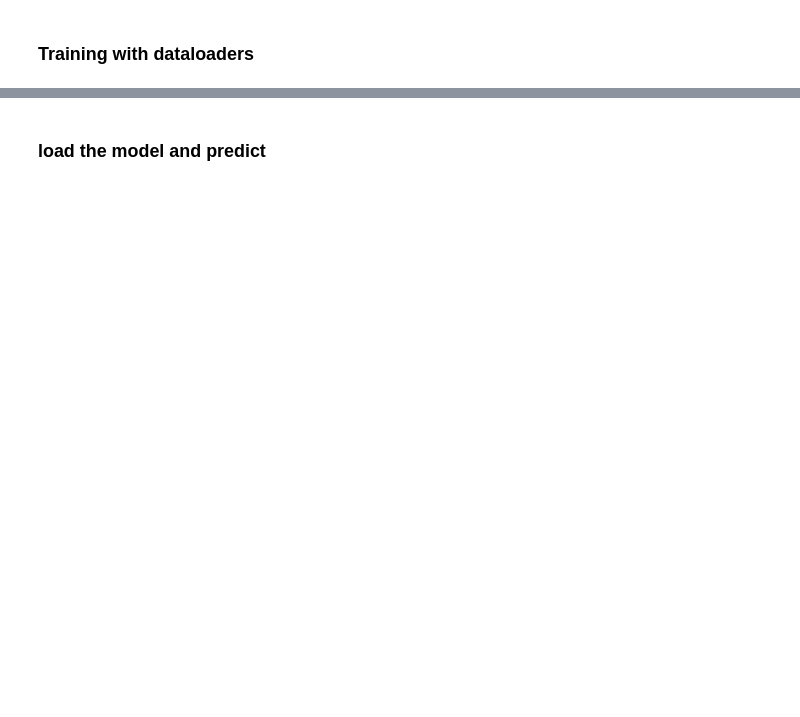
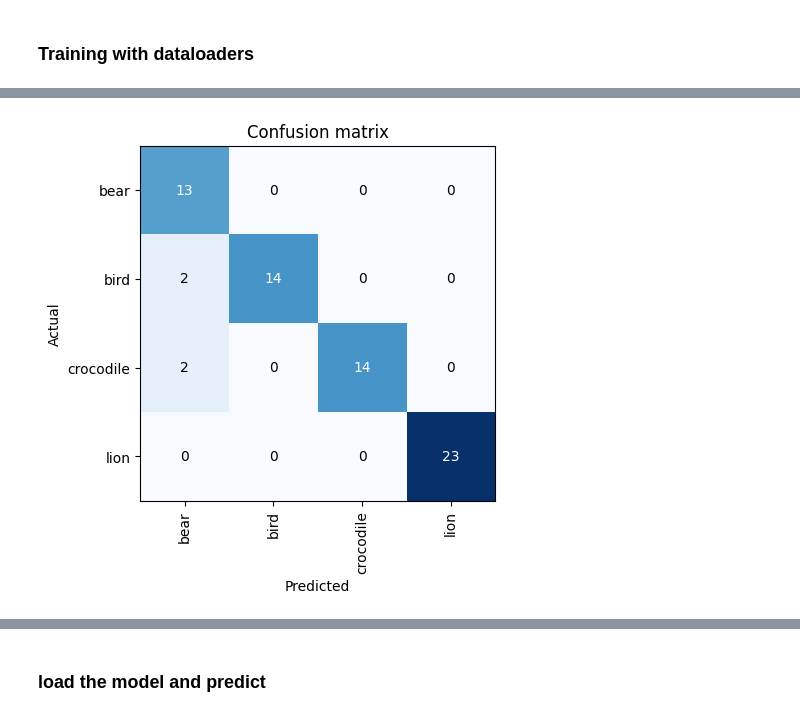
Before and after one commit to mridul-eecs/fast_ai, a Jupyter notebook: image_classification.ipynb, the cells around one changed output, grey strips where cells are left out. Saved outputs shown, nothing was run; the diff lists cells and outputs as text; code cells hidden in the pictures; blank space fills up the shorter version.

```diff
--- a/image_classification.ipynb
+++ b/image_classification.ipynb
@@ -118,0 +232,4 @@ Downloading: "https://download.pytorch.org/models/resnext101_64x4d-173b62eb.pth"
+# %%
+interp= ClassificationInterpretation.from_learner(pretrained_learn)
+interp.plot_confusion_matrix()
+# %% [output]
@@ -118,0 +237 @@ Downloading: "https://download.pytorch.org/models/resnext101_64x4d-173b62eb.pth"
+[figure, added]
```
Also changed, not shown: parts of 18 cells of this notebook.
